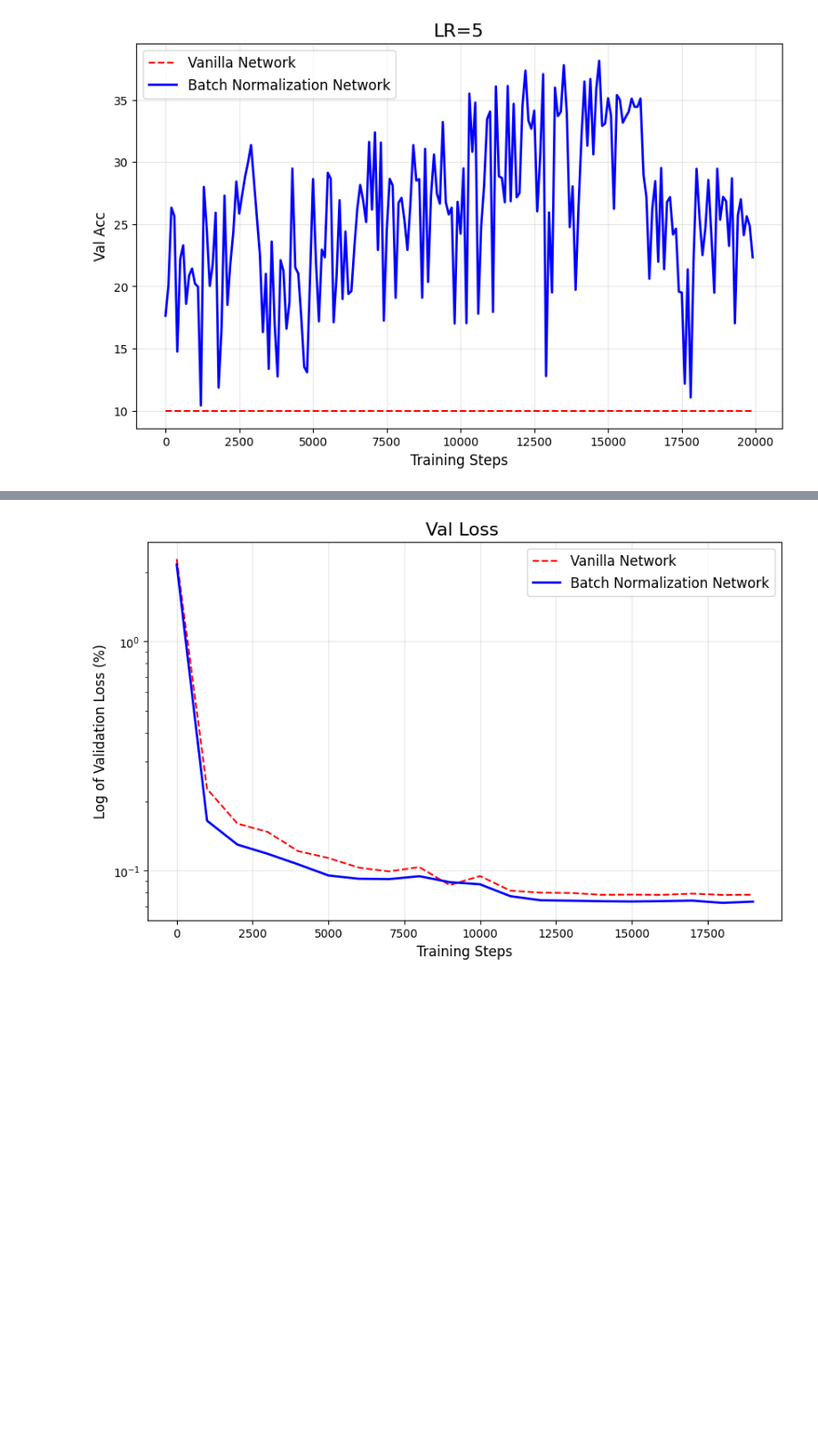
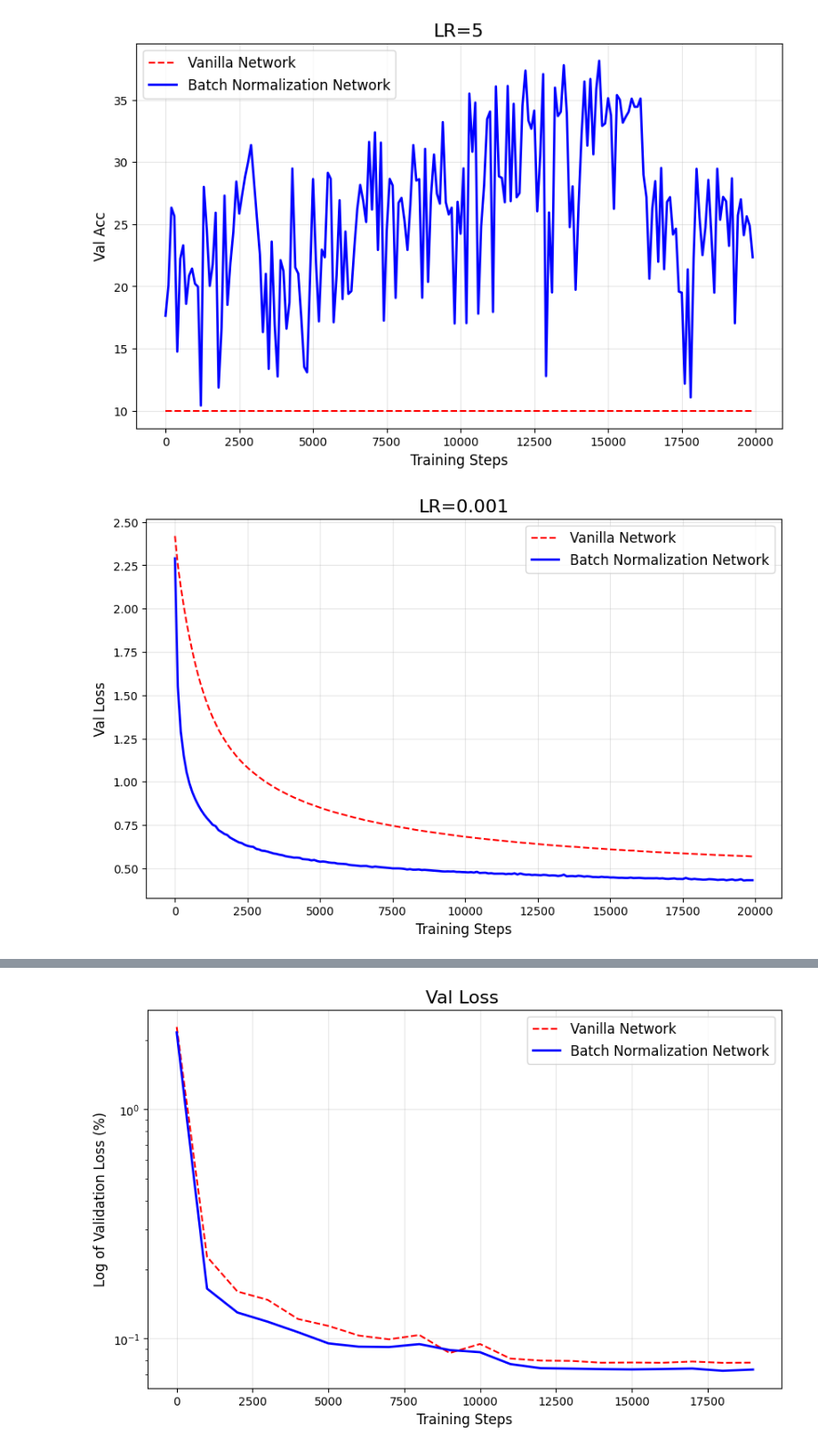
Before and after one commit to Adieltheanalyst/relearning_ml_materials, a Jupyter notebook: testing_batchnormalization.ipynb, the cells around one changed output, grey strips where cells are left out. Shown at 89% size. Saved outputs shown, nothing was run; the diff lists cells and outputs as text; code cells hidden in the pictures; blank space fills up the shorter version.

```diff
--- a/testing_batchnormalization.ipynb
+++ b/testing_batchnormalization.ipynb
@@ -456,3 +456,13 @@ plot_experiments(steps_vanilla=big_lr_vanilla_history["steps"]
                  ,log=False)
 # %% [output]
 [figure]
+# %%
+# small_lr_bn_history
+plot_experiments(steps_vanilla=small_lr_vanilla_history["steps"]
+                 ,val_loss_or_acc_van=small_lr_vanilla_history["val_loss"],
+                 steps_bn=small_lr_bn_history["steps"],
+                 val_loss_acc_bn=small_lr_bn_history["val_loss"],
+                 title="LR=0.001",
+                 ylabel="Val Loss",log=False)
+# %% [output]
+[figure, added]
```
Also changed, not shown: parts of 3 cells of this notebook.
